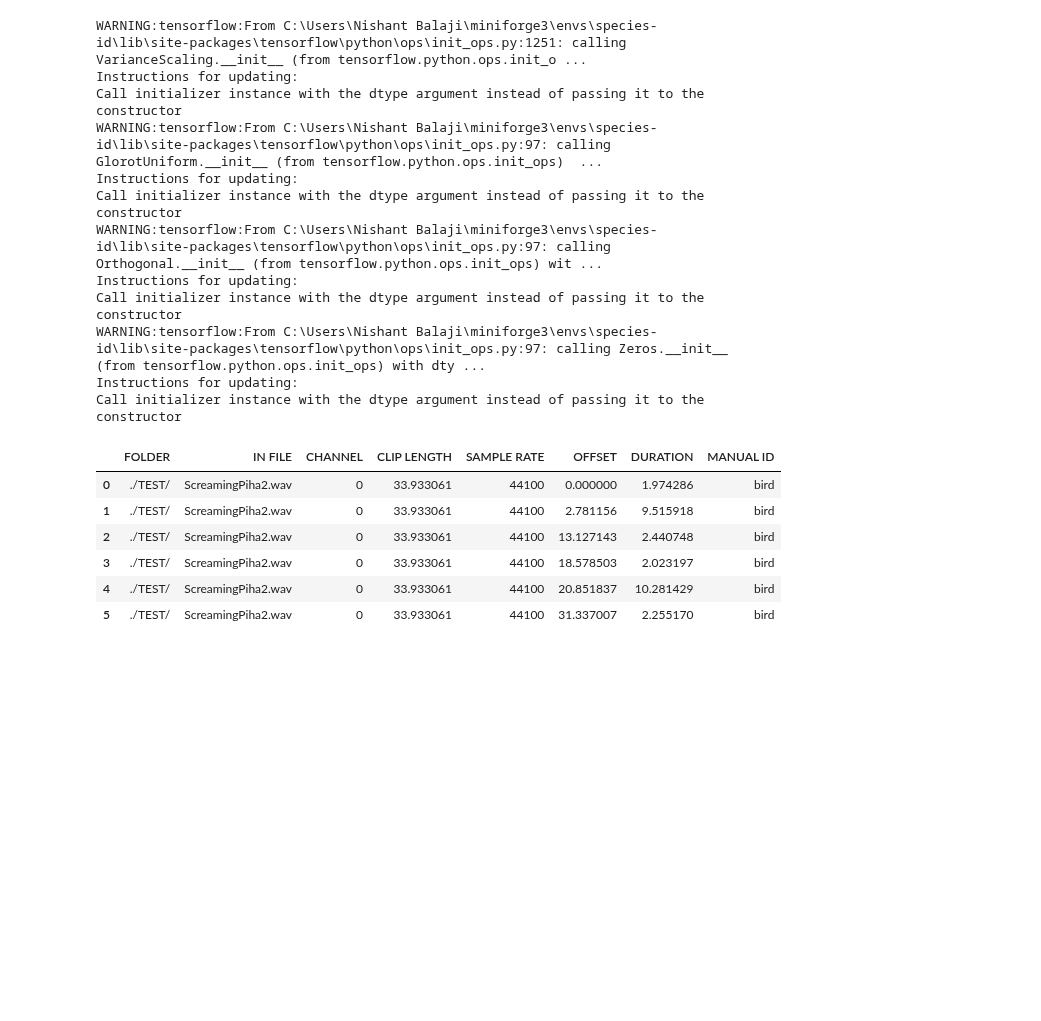
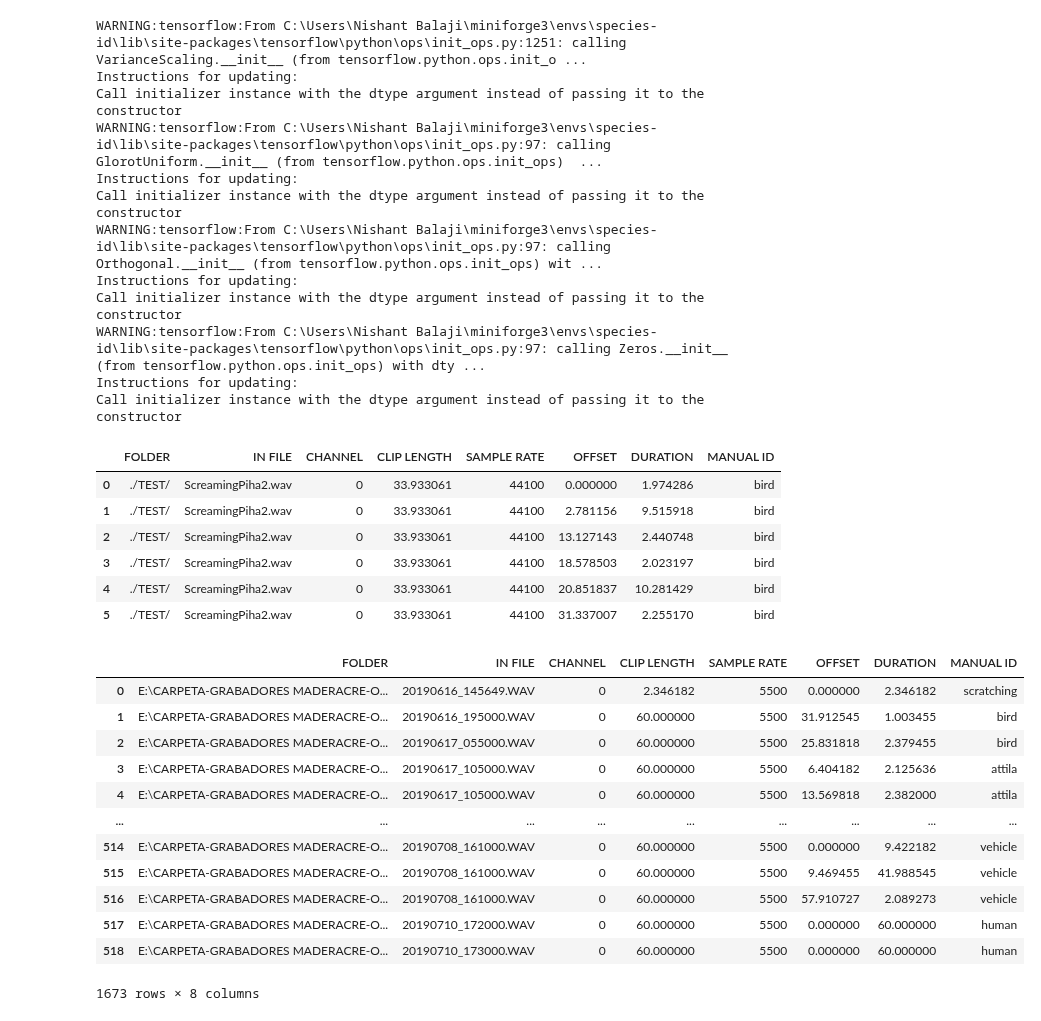
Before and after one commit to UCSD-E4E/PyHa, a Jupyter notebook: Annotation Histogram.ipynb, the cells around one changed output. Cells and saved outputs as stored; diff of their text form; code cells hidden in the pictures; blank space fills up the shorter version.

```diff
--- a/Annotation Histogram.ipynb
+++ b/Annotation Histogram.ipynb
@@ -41,0 +50,16 @@ automated_df
+# %%
+df_combined
+# %% [output]
+|  | FOLDER | IN FILE | CHANNEL | CLIP LENGTH | SAMPLE RATE | OFFSET | DURATION | MANUAL ID |
+| 0 | E:\CARPETA-GRABADORES MADERACRE-O... | 20190616_145649.WAV | 0 | 2.346182 | 5500 | 0.000000 | 2.346182 | scratching |
+| 1 | E:\CARPETA-GRABADORES MADERACRE-O... | 20190616_195000.WAV | 0 | 60.000000 | 5500 | 31.912545 | 1.003455 | bird |
+| 2 | E:\CARPETA-GRABADORES MADERACRE-O... | 20190617_055000.WAV | 0 | 60.000000 | 5500 | 25.831818 | 2.379455 | bird |
+| 3 | E:\CARPETA-GRABADORES MADERACRE-O... | 20190617_105000.WAV | 0 | 60.000000 | 5500 | 6.404182 | 2.125636 | attila |
+| 4 | E:\CARPETA-GRABADORES MADERACRE-O... | 20190617_105000.WAV | 0 | 60.000000 | 5500 | 13.569818 | 2.382000 | attila |
+| ... | ... | ... | ... | ... | ... | ... | ... | ... |
+| 514 | E:\CARPETA-GRABADORES MADERACRE-O... | 20190708_161000.WAV | 0 | 60.000000 | 5500 | 0.000000 | 9.422182 | vehicle |
+| 515 | E:\CARPETA-GRABADORES MADERACRE-O... | 20190708_161000.WAV | 0 | 60.000000 | 5500 | 9.469455 | 41.988545 | vehicle |
+| 516 | E:\CARPETA-GRABADORES MADERACRE-O... | 20190708_161000.WAV | 0 | 60.000000 | 5500 | 57.910727 | 2.089273 | vehicle |
+| 517 | E:\CARPETA-GRABADORES MADERACRE-O... | 20190710_172000.WAV | 0 | 60.000000 | 5500 | 0.000000 | 60.000000 | human |
+| 518 | E:\CARPETA-GRABADORES MADERACRE-O... | 20190710_173000.WAV | 0 | 60.000000 | 5500 | 0.000000 | 60.000000 | human |
+1673 rows × 8 columns
```
Also changed, not shown: parts of 7 cells of this notebook, 6 other files.
